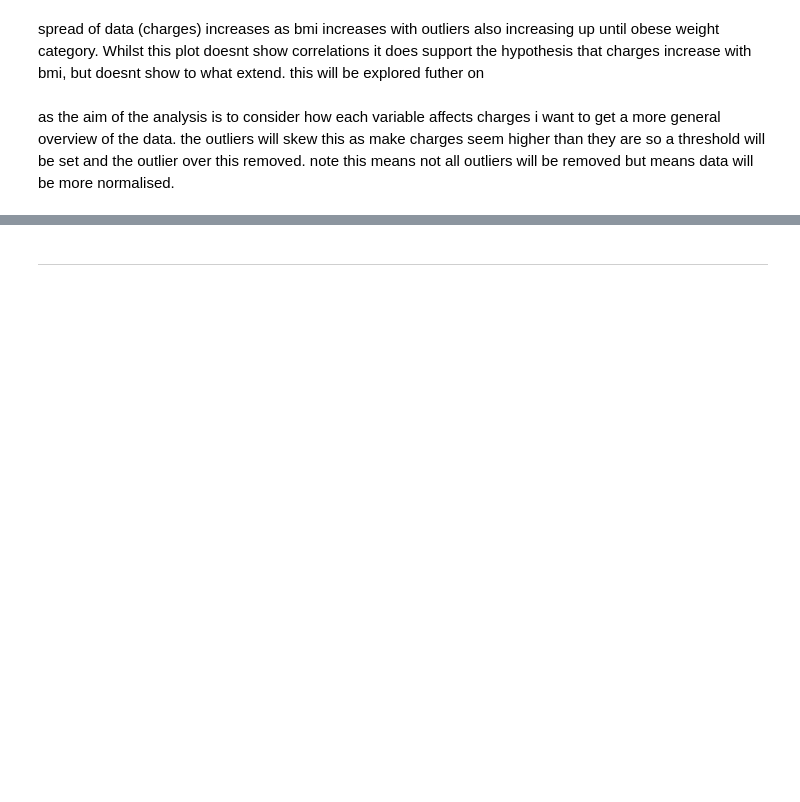
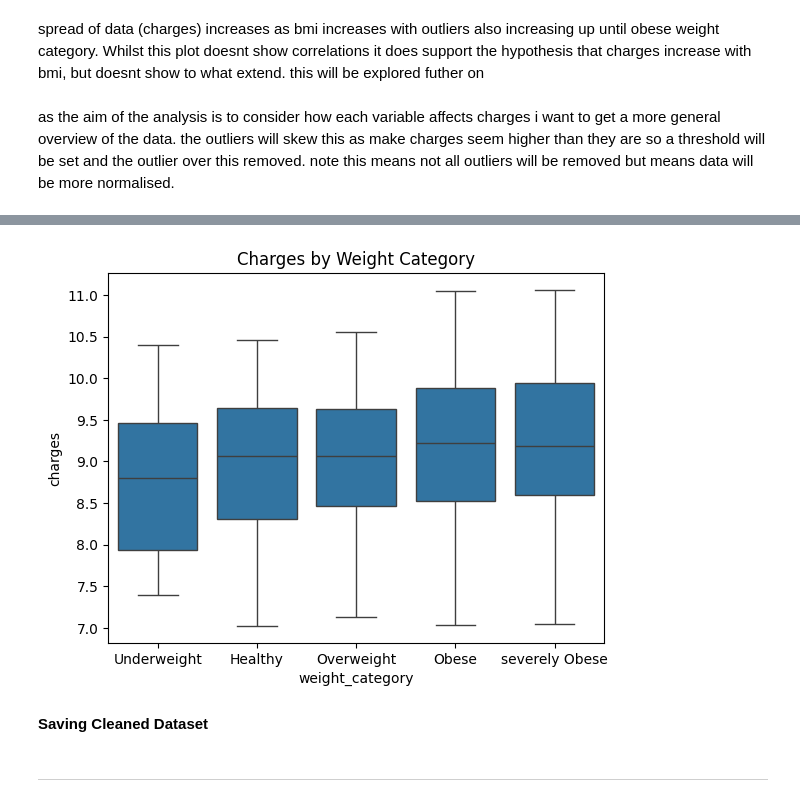
Before and after one commit to Lailah-Idrees/medical_insurance_data_analysis, a Jupyter notebook: jupyter_notebooks/ETL_Insurance.ipynb, the cells around one changed output, grey strips where cells are left out. Cells and saved outputs as stored; diff of their text form; code cells hidden in the pictures; blank space fills up the shorter version.

```diff
--- a/jupyter_notebooks/ETL_Insurance.ipynb
+++ b/jupyter_notebooks/ETL_Insurance.ipynb
@@ -329,3 +379,11 @@ as the aim of the analysis is to consider how each variable affects charges i wa
+# %%
+sns.boxplot(data=df_cleaned, x='weight_category', y='charges')
+plt.title('Charges by Weight Category')
+plt.show()
+# %% [output]
+[figure, added]
+# %% [markdown]
+**Saving Cleaned Dataset**
 # %% [markdown]
 ---
 # %% [markdown]
```
Also changed, not shown: parts of 6 cells of this notebook.
